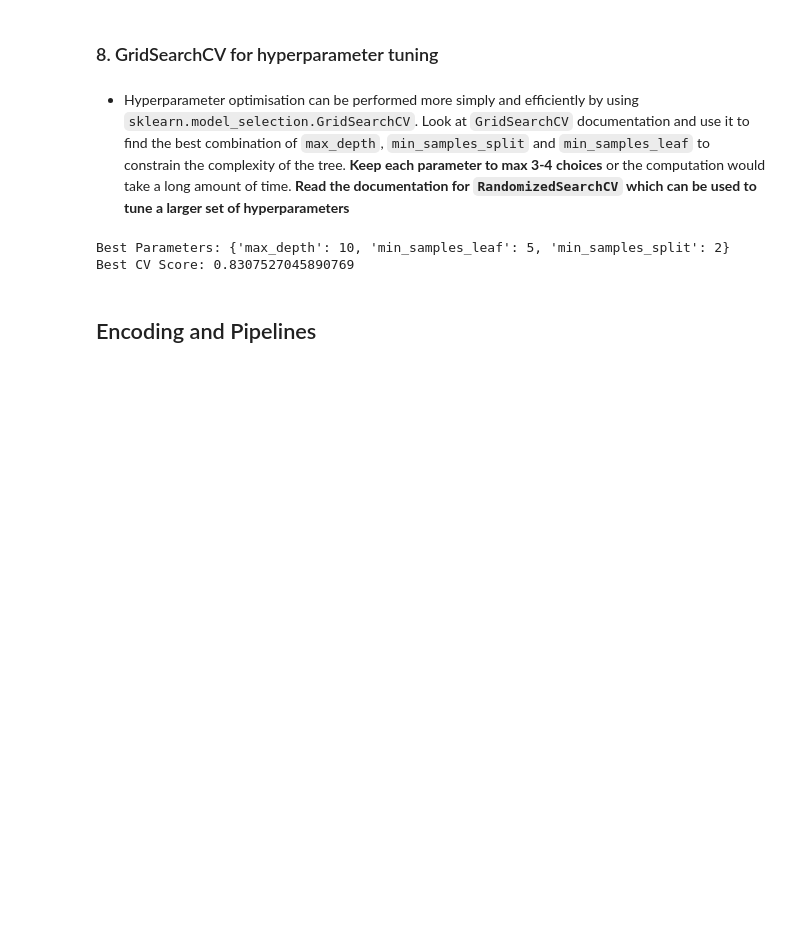
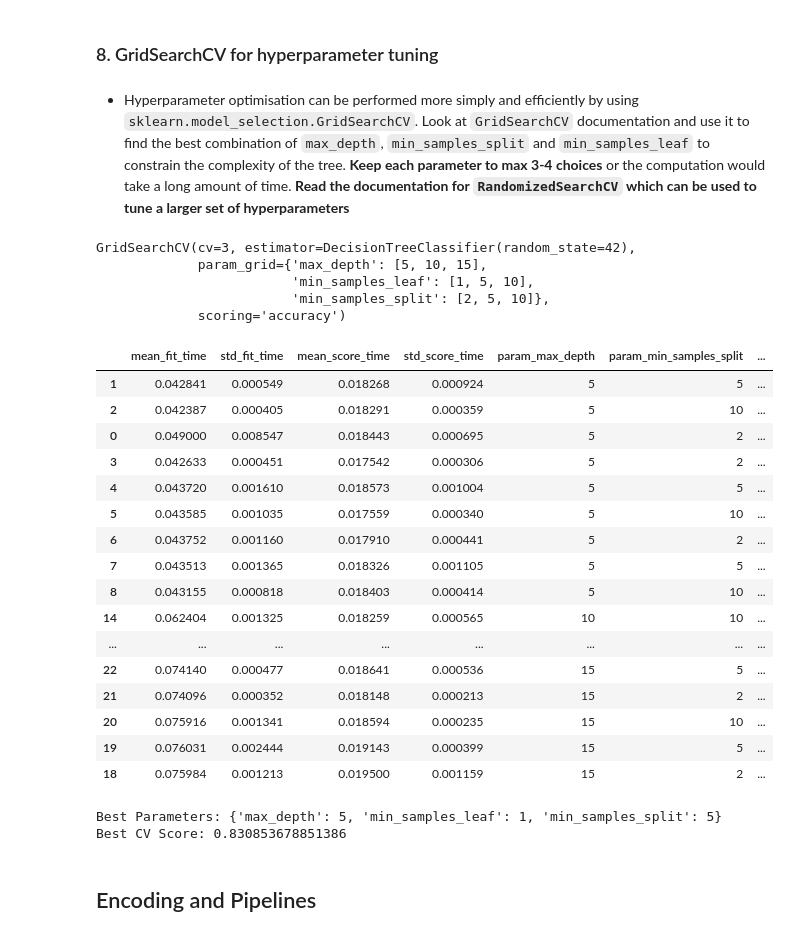
Before and after one commit to patorsiang/COMP8260_AI_System_Implementation, a Jupyter notebook: pc/2/index.ipynb, the cells around one changed output. Cells and saved outputs as stored; diff of their text form; code cells hidden in the pictures; blank space fills up the shorter version.

```diff
--- a/pc/2/index.ipynb
+++ b/pc/2/index.ipynb
@@ -205,11 +214,50 @@ param_grid = {
 }
 grid_search = GridSearchCV(DecisionTreeClassifier(random_state=42), param_grid, cv=3, scoring='accuracy')
 grid_search.fit(X_train_num, y_train)
-print("\nBest Parameters:", grid_search.best_params_)
-print("Best CV Score:", grid_search.best_score_)
 # %% [output]
-Best Parameters: {'max_depth': 10, 'min_samples_leaf': 5, 'min_samples_split': 2}
-Best CV Score: 0.8307527045890769
+GridSearchCV(cv=3, estimator=DecisionTreeClassifier(random_state=42),
+             param_grid={'max_depth': [5, 10, 15],
+                         'min_samples_leaf': [1, 5, 10],
+                         'min_samples_split': [2, 5, 10]},
+             scoring='accuracy')
+# %%
+# Get GridSearchCV results
+cv_results = pd.DataFrame(grid_search.cv_results_)
+
+# Select relevant columns
+cv_results = cv_results[
+    ["mean_fit_time", "std_fit_time", "mean_score_time", "std_score_time",
+     "param_max_depth", "param_min_samples_split", "param_min_samples_leaf",
+     "mean_test_score", "std_test_score", "rank_test_score"]
+]
+
+# Sort by best test score
+cv_results = cv_results.sort_values(by="rank_test_score")
+cv_results
+# %% [output]
+|  | mean_fit_time | std_fit_time | mean_score_time | std_score_time | param_max_depth | param_min_samples_split | ... |
+| 1 | 0.042841 | 0.000549 | 0.018268 | 0.000924 | 5 | 5 | ... |
+| 2 | 0.042387 | 0.000405 | 0.018291 | 0.000359 | 5 | 10 | ... |
+| 0 | 0.049000 | 0.008547 | 0.018443 | 0.000695 | 5 | 2 | ... |
+| 3 | 0.042633 | 0.000451 | 0.017542 | 0.000306 | 5 | 2 | ... |
+| 4 | 0.043720 | 0.001610 | 0.018573 | 0.001004 | 5 | 5 | ... |
+| 5 | 0.043585 | 0.001035 | 0.017559 | 0.000340 | 5 | 10 | ... |
+| 6 | 0.043752 | 0.001160 | 0.017910 | 0.000441 | 5 | 2 | ... |
+| 7 | 0.043513 | 0.001365 | 0.018326 | 0.001105 | 5 | 5 | ... |
+| 8 | 0.043155 | 0.000818 | 0.018403 | 0.000414 | 5 | 10 | ... |
+| 14 | 0.062404 | 0.001325 | 0.018259 | 0.000565 | 10 | 10 | ... |
+| ... | ... | ... | ... | ... | ... | ... | ... |
+| 22 | 0.074140 | 0.000477 | 0.018641 | 0.000536 | 15 | 5 | ... |
+| 21 | 0.074096 | 0.000352 | 0.018148 | 0.000213 | 15 | 2 | ... |
+| 20 | 0.075916 | 0.001341 | 0.018594 | 0.000235 | 15 | 10 | ... |
+| 19 | 0.076031 | 0.002444 | 0.019143 | 0.000399 | 15 | 5 | ... |
+| 18 | 0.075984 | 0.001213 | 0.019500 | 0.001159 | 15 | 2 | ... |
+# %%
+print("\nBest Parameters:", grid_search.best_params_)
+print("Best CV Score:", grid_search.best_score_)
+# %% [output]
+Best Parameters: {'max_depth': 5, 'min_samples_leaf': 1, 'min_samples_split': 5}
+Best CV Score: 0.830853678851386
 # %% [markdown]
 ## Encoding and Pipelines
 # %% [markdown]
```
Also changed, not shown: parts of 26 cells of this notebook, 16 other files.
